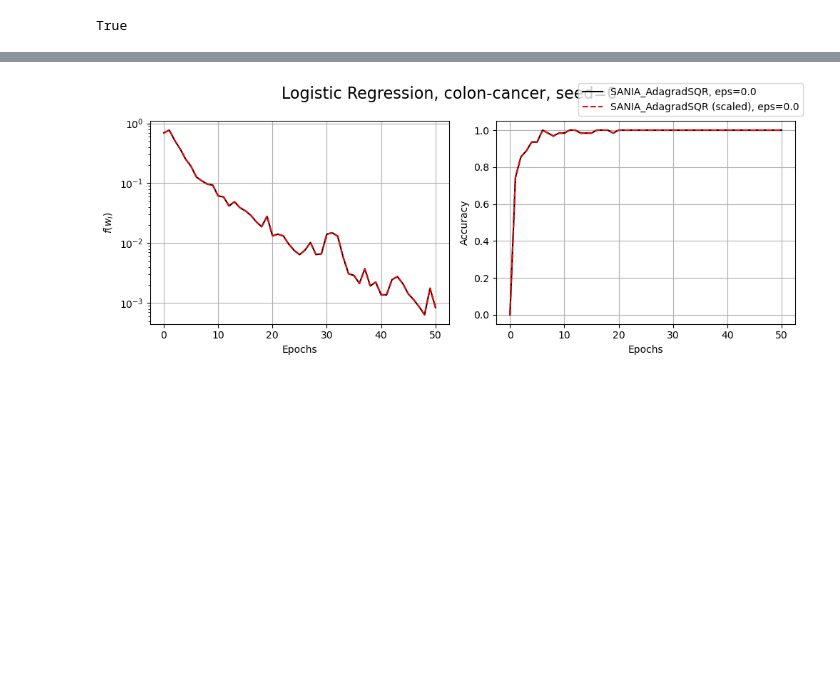
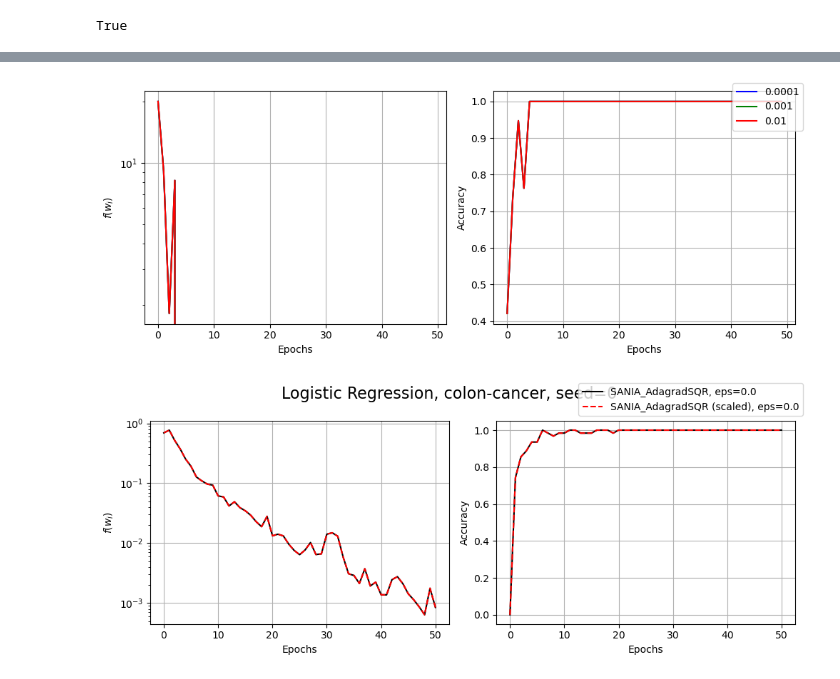
Before and after one commit to fxrshed/SANIA, a Jupyter notebook: experiments/libsvm_multi.ipynb, the cells around one changed output, grey strips where cells are left out. Saved outputs shown, nothing was run; the diff lists cells and outputs as text; code cells hidden in the pictures; blank space fills up the shorter version.

```diff
--- a/experiments/libsvm_large.ipynb
+++ b/experiments/libsvm_multi.ipynb
@@ -213,3 +248,25 @@ def plotter(histories, labels, colors=None, linestyles=None,
+# %%
+bs = 8
+epochs = 50
+histories = []
+lrs = [0.0001, 0.001, 0.01]
+for lr in lrs:
+    hist = train_loop(seed=0,
+                    train_dataset=train_dataset,
+                    test_dataset=test_dataset,
+                    batch_size=bs,
+                    n_epochs=epochs,
+                    optimizer=SGD,
+                    lr=lr
+                    )
+    histories.append(hist)
+# %%
+plotter(histories=histories,
+    labels=lrs,
+    prefix="test",
+    )
+# %% [output]
+[figure, added]
 # %%
 n_epochs = 50
 
```
Also changed, not shown: parts of 7 cells of this notebook, 19 other files.
